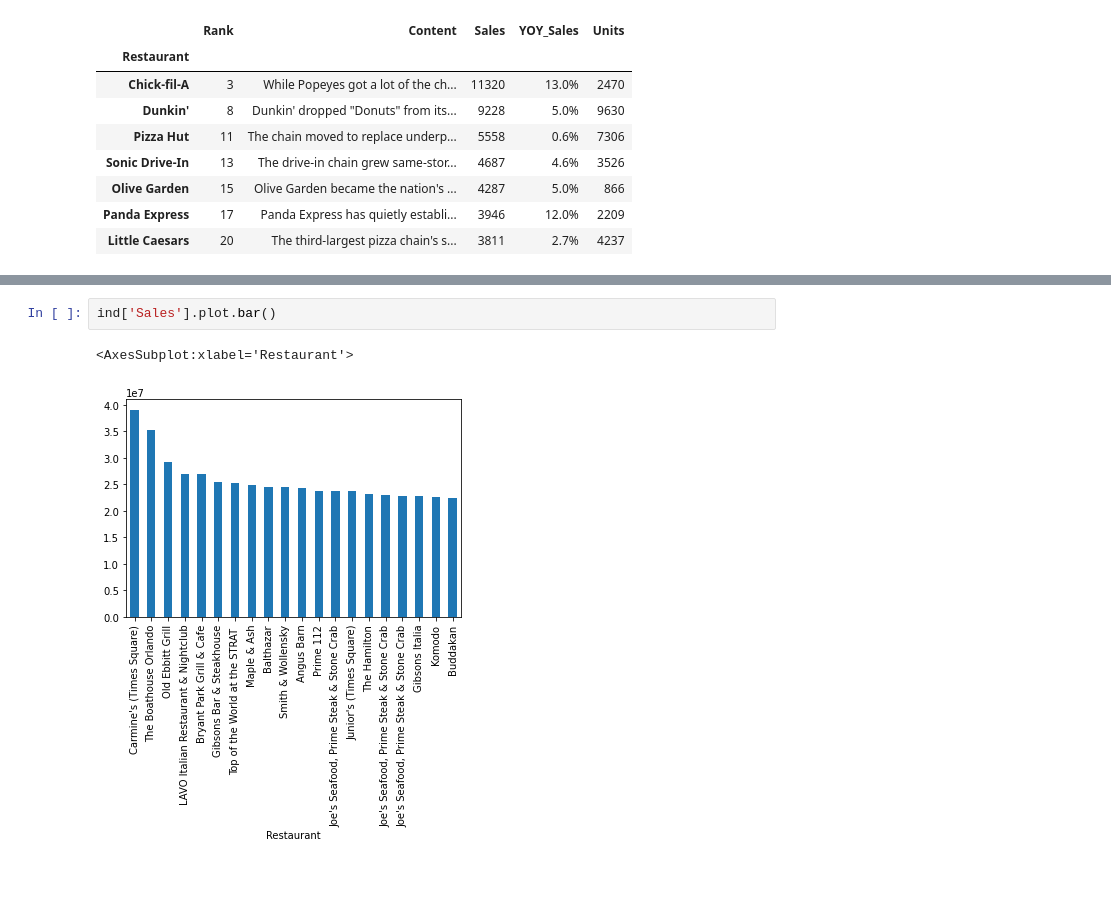
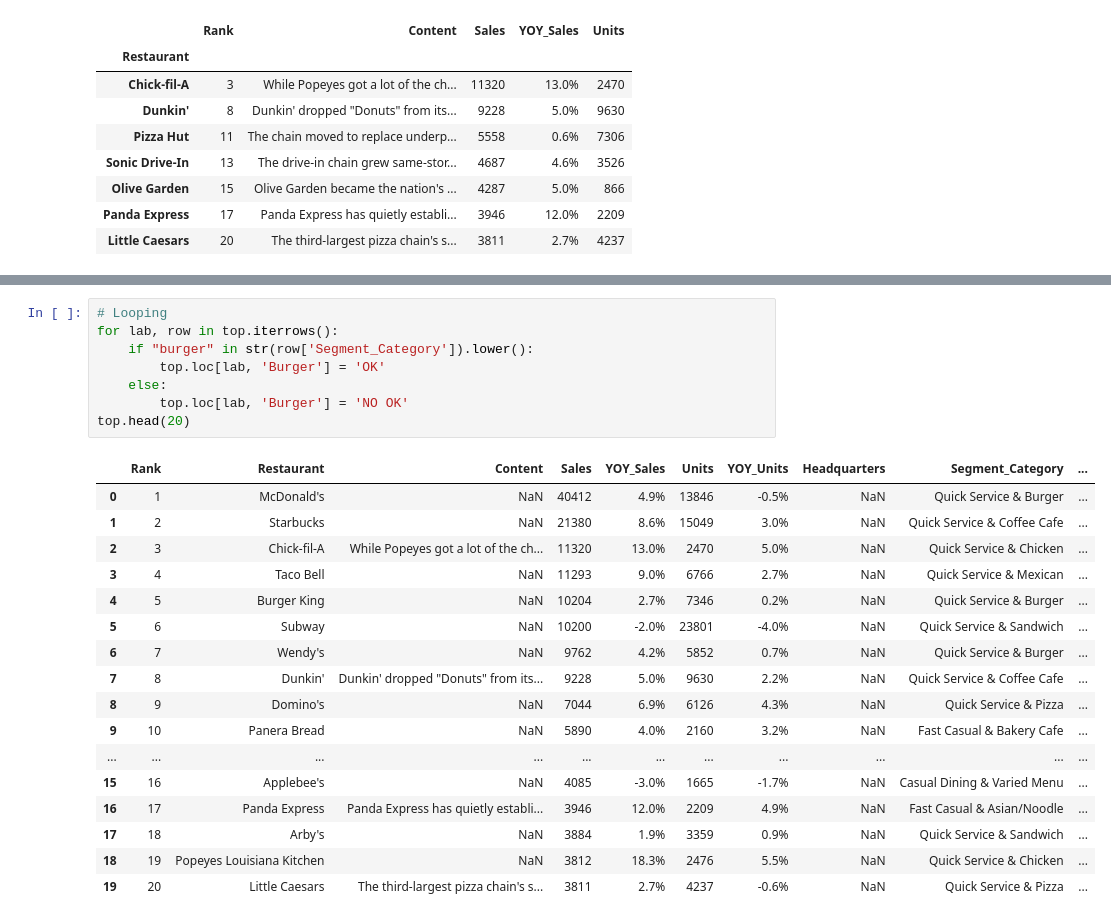
Before and after one commit to lukaszplatos/DataIntro, a Jupyter notebook: MyProject.ipynb, the cells around one changed output, grey strips where cells are left out. Saved outputs shown, nothing was run; the diff lists cells and outputs as text; blank space fills up the shorter version.

```diff
--- a/MyProject.ipynb
+++ b/MyProject.ipynb
@@ -368,5 +289,26 @@ ind
-# %%
-ind['Sales'].plot.bar()
-# %% [output]
-<AxesSubplot:xlabel='Restaurant'>
-[figure, removed]
+# %%
+# Looping
+for lab, row in top.iterrows():
+    if "burger" in str(row['Segment_Category']).lower():
+        top.loc[lab, 'Burger'] = 'OK'
+    else:
+        top.loc[lab, 'Burger'] = 'NO OK'
+top.head(20)
+# %% [output]
+|  | Rank | Restaurant | Content | Sales | YOY_Sales | Units | YOY_Units | Headquarters | Segment_Category | ... |
+| 0 | 1 | McDonald's | NaN | 40412 | 4.9% | 13846 | -0.5% | NaN | Quick Service & Burger | ... |
+| 1 | 2 | Starbucks | NaN | 21380 | 8.6% | 15049 | 3.0% | NaN | Quick Service & Coffee Cafe | ... |
+| 2 | 3 | Chick-fil-A | While Popeyes got a lot of the ch... | 11320 | 13.0% | 2470 | 5.0% | NaN | Quick Service & Chicken | ... |
+| 3 | 4 | Taco Bell | NaN | 11293 | 9.0% | 6766 | 2.7% | NaN | Quick Service & Mexican | ... |
+| 4 | 5 | Burger King | NaN | 10204 | 2.7% | 7346 | 0.2% | NaN | Quick Service & Burger | ... |
+| 5 | 6 | Subway | NaN | 10200 | -2.0% | 23801 | -4.0% | NaN | Quick Service & Sandwich | ... |
+| 6 | 7 | Wendy's | NaN | 9762 | 4.2% | 5852 | 0.7% | NaN | Quick Service & Burger | ... |
+| 7 | 8 | Dunkin' | Dunkin' dropped "Donuts" from its... | 9228 | 5.0% | 9630 | 2.2% | NaN | Quick Service & Coffee Cafe | ... |
+| 8 | 9 | Domino's | NaN | 7044 | 6.9% | 6126 | 4.3% | NaN | Quick Service & Pizza | ... |
+| 9 | 10 | Panera Bread | NaN | 5890 | 4.0% | 2160 | 3.2% | NaN | Fast Casual & Bakery Cafe | ... |
+| ... | ... | ... | ... | ... | ... | ... | ... | ... | ... | ... |
+| 15 | 16 | Applebee's | NaN | 4085 | -3.0% | 1665 | -1.7% | NaN | Casual Dining & Varied Menu | ... |
+| 16 | 17 | Panda Express | Panda Express has quietly establi... | 3946 | 12.0% | 2209 | 4.9% | NaN | Fast Casual & Asian/Noodle | ... |
+| 17 | 18 | Arby's | NaN | 3884 | 1.9% | 3359 | 0.9% | NaN | Quick Service & Sandwich | ... |
+| 18 | 19 | Popeyes Louisiana Kitchen | NaN | 3812 | 18.3% | 2476 | 5.5% | NaN | Quick Service & Chicken | ... |
+| 19 | 20 | Little Caesars | The third-largest pizza chain's s... | 3811 | 2.7% | 4237 | -0.6% | NaN | Quick Service & Pizza | ... |
```
Also changed, not shown: parts of 19 cells of this notebook.
